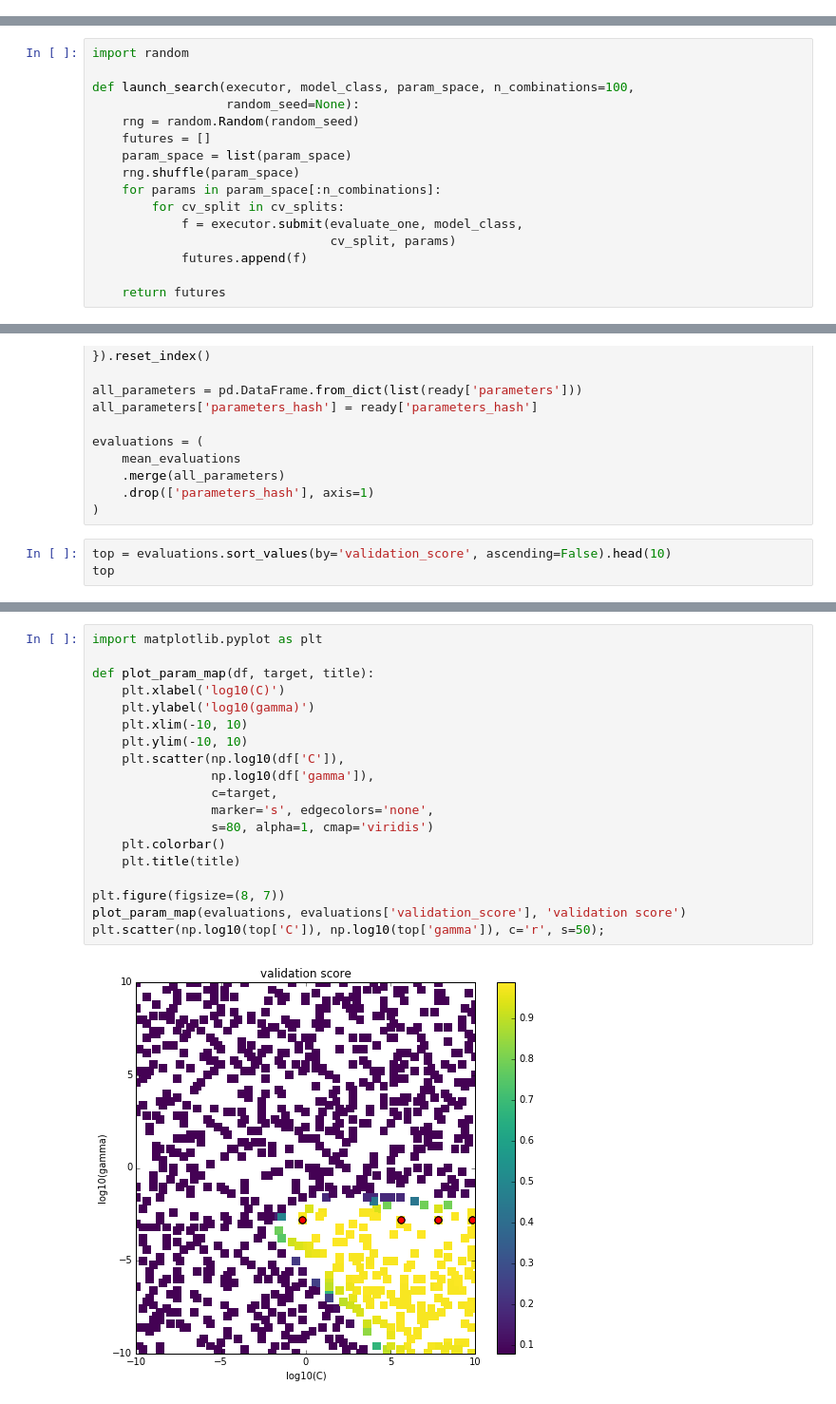
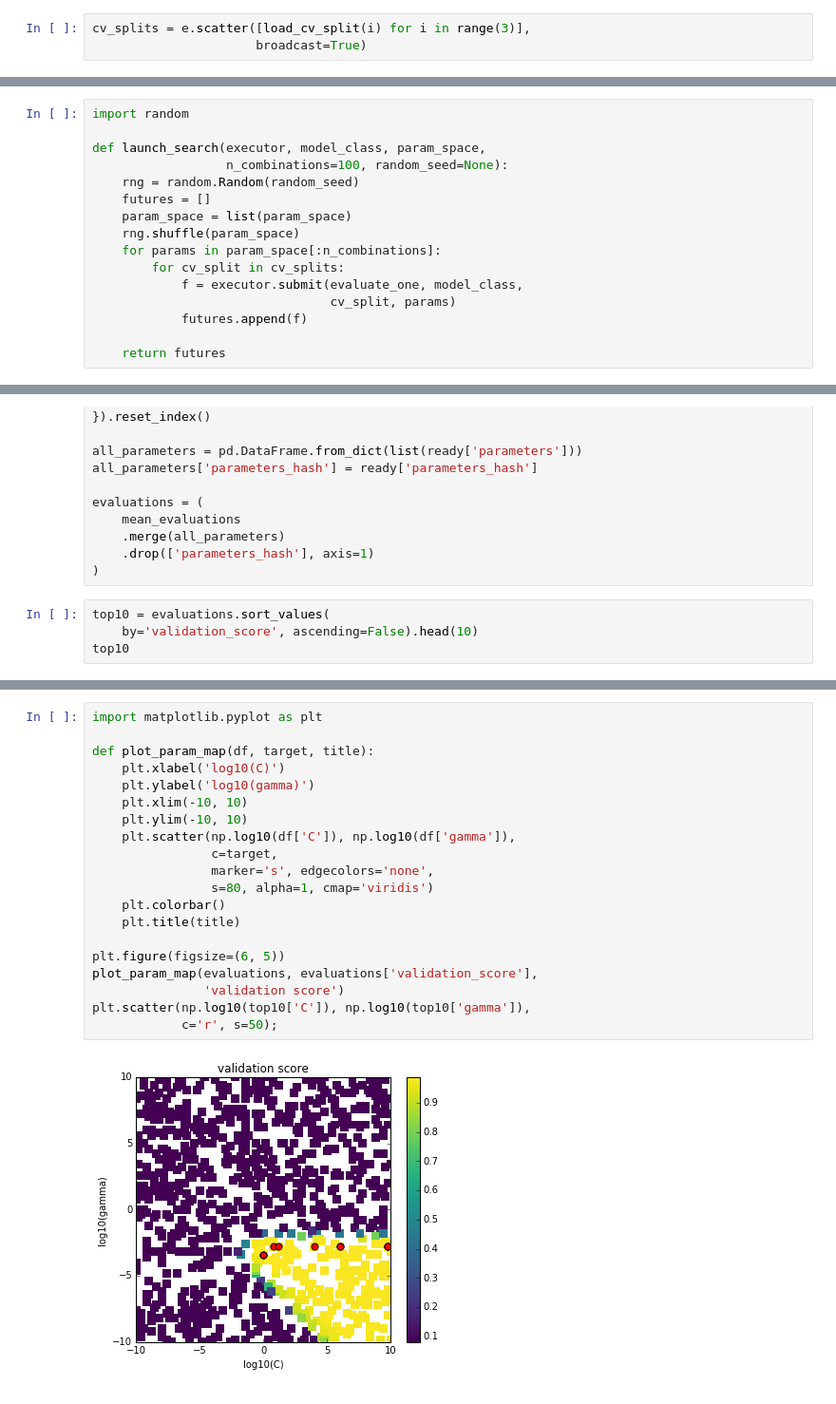
Before and after one commit to ogrisel/docker-distributed, a Jupyter notebook: examples/sklearn_parameter_search.ipynb, the cells around one changed output, grey strips where cells are left out. Shown at 95% size. Saved outputs shown, nothing was run; the diff lists cells and outputs as text.

```diff
--- a/examples/sklearn_parameter_search.ipynb
+++ b/examples/sklearn_parameter_search.ipynb
@@ -47,3 +43,6 @@ cv_splits = e.scatter([load_cv_split(i) for i in range(3)], broadcast=True)
+# %%
+cv_splits = e.scatter([load_cv_split(i) for i in range(3)],
+                      broadcast=True)
 # %%
 cv_splits
 # %% [output]
@@ -76,8 +75,8 @@ def evaluate_one(model_class, cv_split, parameters):
 # %%
 import random
 
-def launch_search(executor, model_class, param_space, n_combinations=100,
-                  random_seed=None):
+def launch_search(executor, model_class, param_space,
+                  n_combinations=100, random_seed=None):
     rng = random.Random(random_seed)
     futures = []
     param_space = list(param_space)
@@ -157,6 +149,7 @@ evaluations = (
     .drop(['parameters_hash'], axis=1)
 )
 # %%
-top = evaluations.sort_values(by='validation_score', ascending=False).head(10)
-top
+top10 = evaluations.sort_values(
+    by='validation_score', ascending=False).head(10)
+top10
 # %% [output]
@@ -174,22 +167,23 @@ top
 # %%
 import matplotlib.pyplot as plt
 
 def plot_param_map(df, target, title):
     plt.xlabel('log10(C)')
     plt.ylabel('log10(gamma)')
     plt.xlim(-10, 10)
     plt.ylim(-10, 10)
-    plt.scatter(np.log10(df['C']),
-                np.log10(df['gamma']),
+    plt.scatter(np.log10(df['C']), np.log10(df['gamma']),
                 c=target,
                 marker='s', edgecolors='none',
                 s=80, alpha=1, cmap='viridis')
     plt.colorbar()
     plt.title(title)
 
-plt.figure(figsize=(8, 7))
-plot_param_map(evaluations, evaluations['validation_score'], 'validation score')
-plt.scatter(np.log10(top['C']), np.log10(top['gamma']), c='r', s=50);
+plt.figure(figsize=(6, 5))
+plot_param_map(evaluations, evaluations['validation_score'],
+               'validation score')
+plt.scatter(np.log10(top10['C']), np.log10(top10['gamma']),
+            c='r', s=50);
 # %% [output]
-[figure, old version]
+[figure, new version]
 # %%
```
Also changed, not shown: parts of 18 cells of this notebook, 1 other file.
